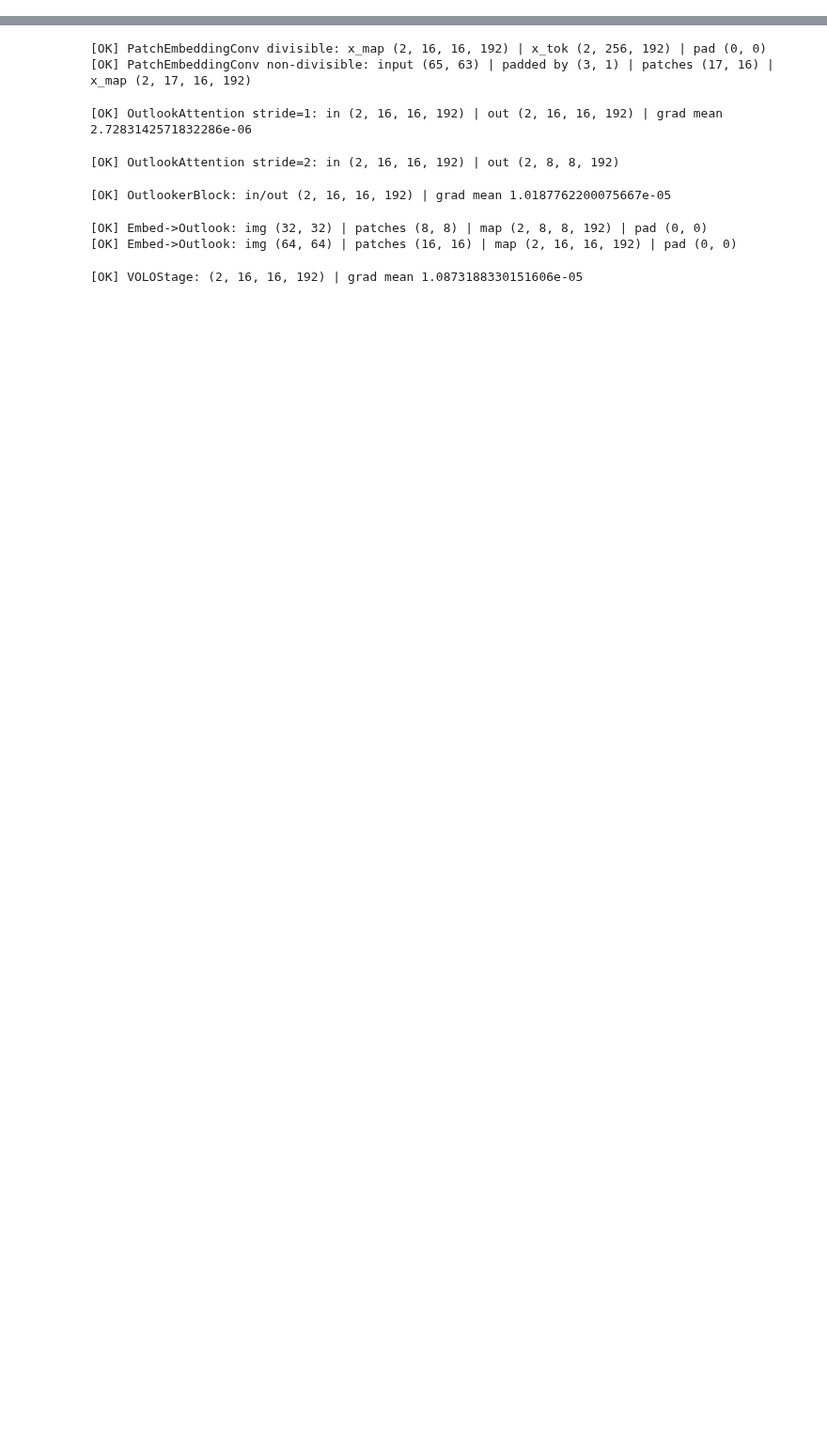
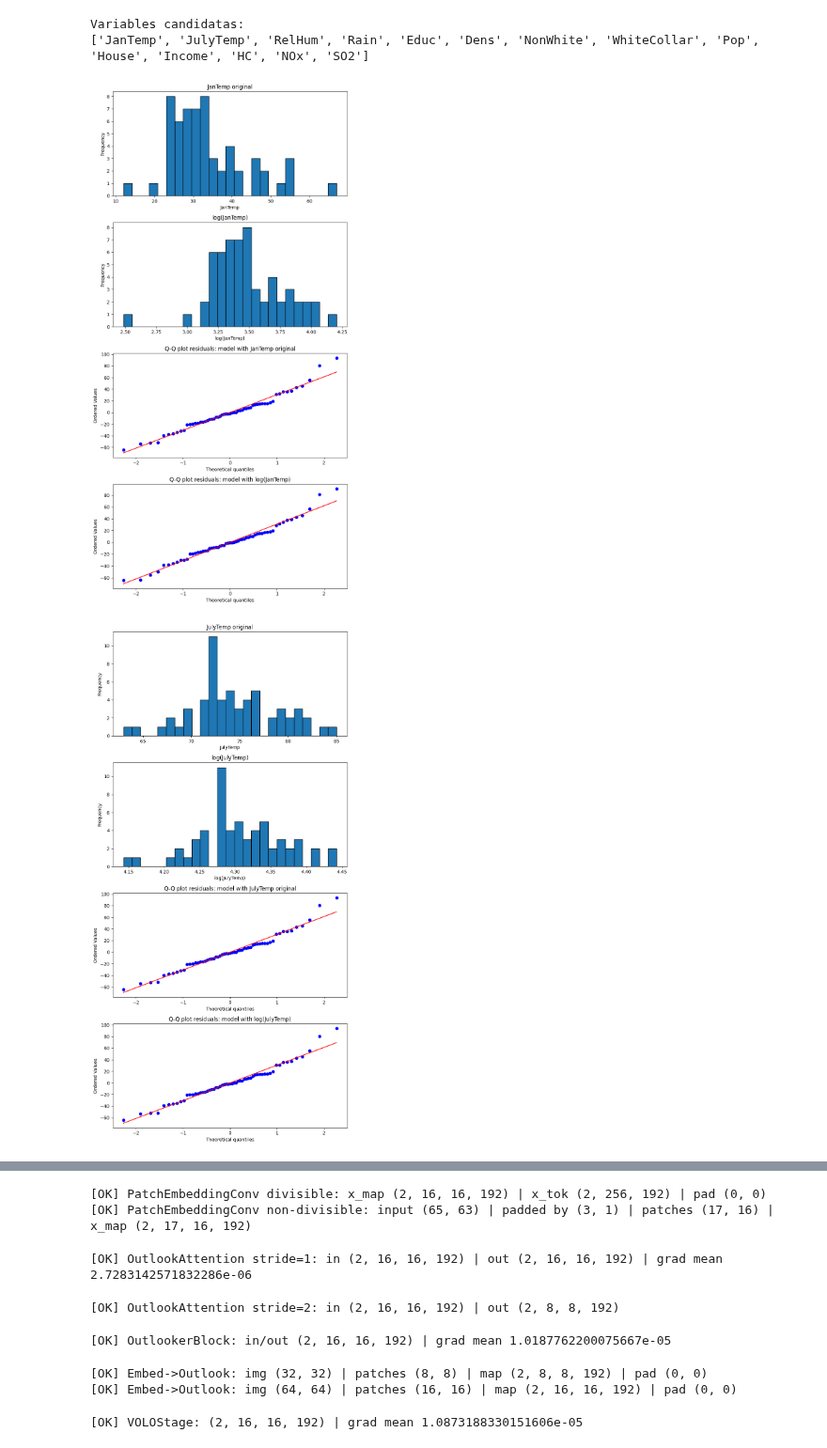
Before and after one commit to pablo-reyes8/multiscale-vision-transformers, a Jupyter notebook: Volo/notebooks/training showcase.py.ipynb, the cells around one changed output, grey strips where cells are left out. Shown at 94% size. Drawn from its saved outputs; the diff is of its cells as text; code cells hidden in the pictures; blank space fills up the shorter version.

```diff
--- a/Volo/notebooks/training showcase.py.ipynb
+++ b/Volo/notebooks/training showcase.py.ipynb
@@ -0,0 +113,13 @@
+# %%
+ruta_archivo = r"C:\Users\alejo\OneDrive\Escritorio\Pablo\Universidaad\MicroMaster MiT\Data Analysys\Ejercicios 1\mortality.csv"
+
+diagnostico_log_transform(
+    ruta_archivo=ruta_archivo,
+    target="Mortality",
+    guardar=False
+)
+# %% [output]
+Variables candidatas:
+['JanTemp', 'JulyTemp', 'RelHum', 'Rain', 'Educ', 'Dens', 'NonWhite', 'WhiteCollar', 'Pop', 'House', 'Income', 'HC', 'NOx', 'SO2']
+[figure, added]
+[figure, added]
```
Also changed, not shown: parts of 2 cells of this notebook, 26 other files.
